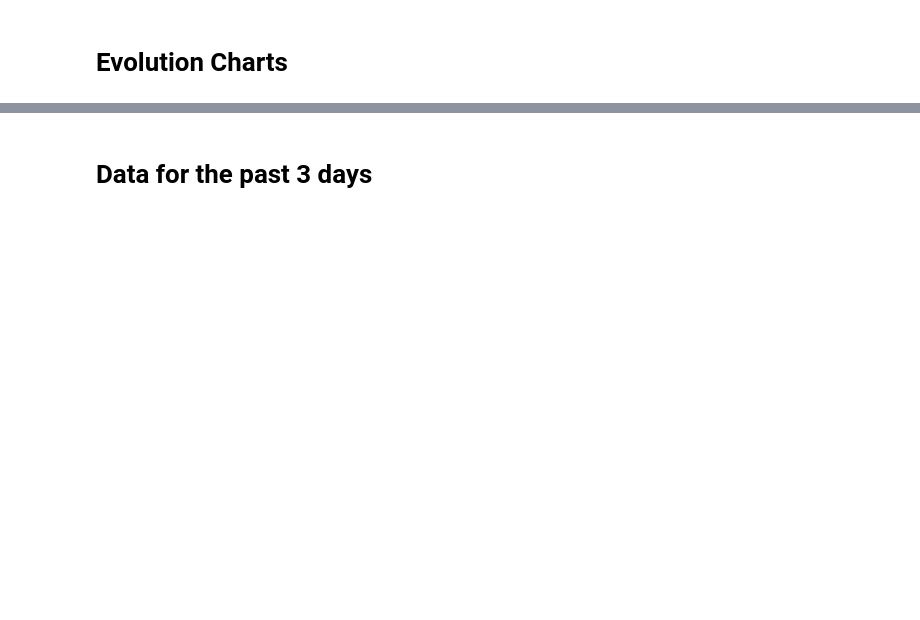
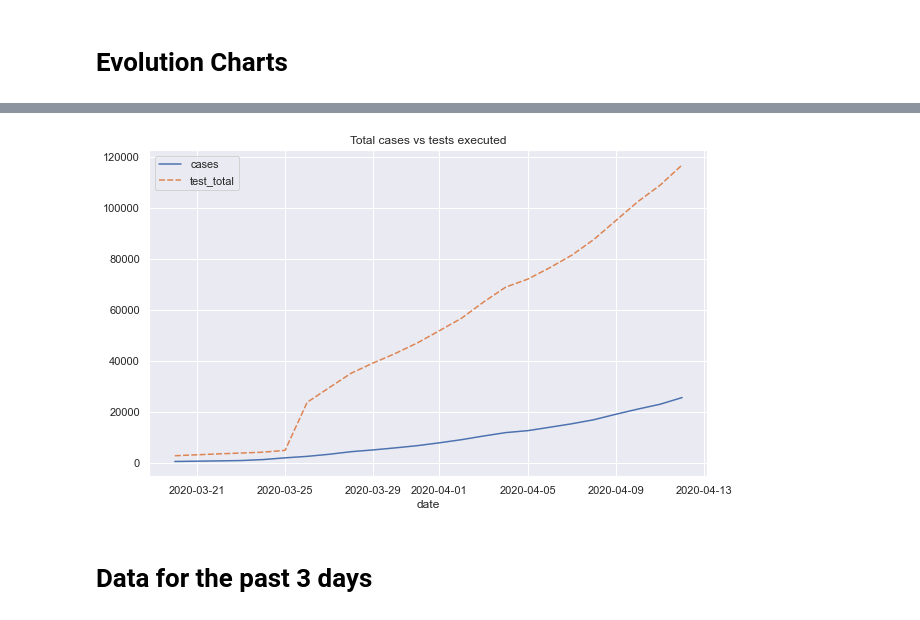
Before and after one commit to rscarvalho/coronavirus-daily-report, a Jupyter notebook: Plots.ipynb, the cells around one changed output, grey strips where cells are left out. Cells and saved outputs as stored; diff of their text form; code cells hidden in the pictures; blank space fills up the shorter version.

```diff
--- a/Plots.ipynb
+++ b/Plots.ipynb
@@ -42,3 +44,15 @@ plt.show()
+# %%
+test_cases_df = df.loc[:, ["cases", "test_total"]]
+
+plt.figure(figsize=(10, 6))
+ax = sns.lineplot(data=test_cases_df)
+ax.set_yscale("linear")
+
+plt.title("Total cases vs tests executed")
+
+plt.show()
+# %% [output]
+[figure, added]
 # %% [markdown]
    # Data for the past 3 days
 # %%
```
Also changed, not shown: parts of 7 cells of this notebook, 2 other files.
